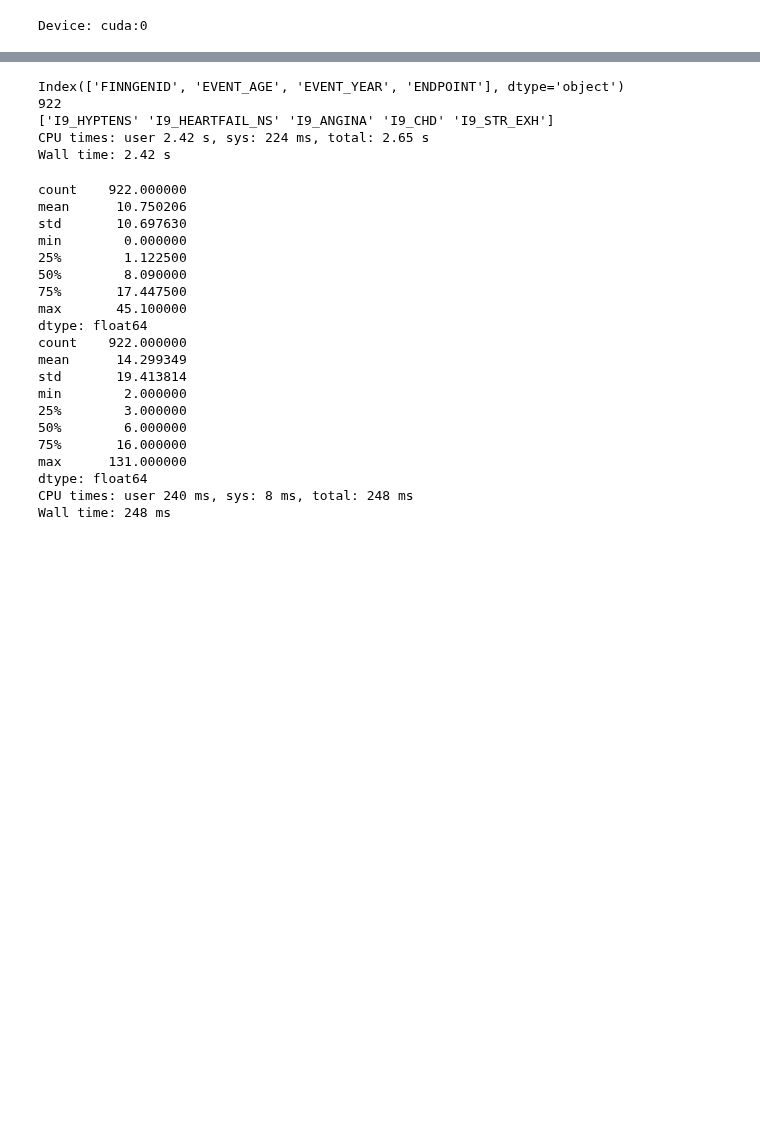
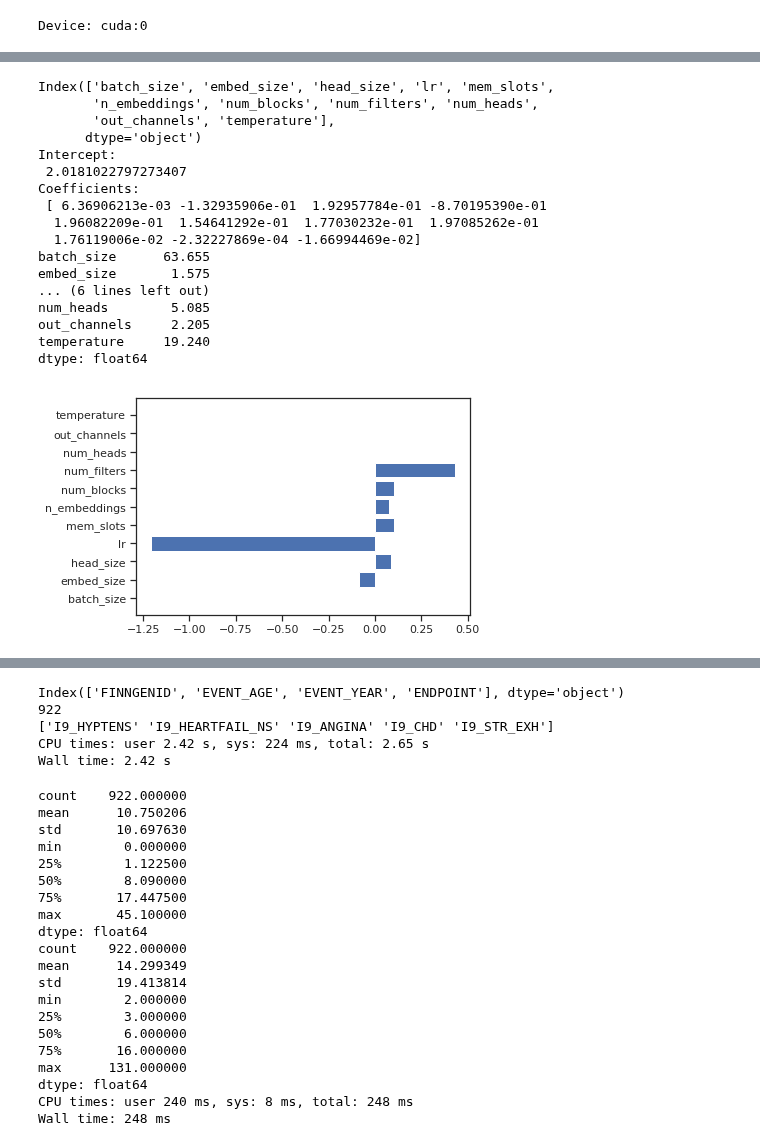
Before and after one commit to dsgelab/FinnGAN, a Jupyter notebook: main.ipynb, the cells around one changed output, grey strips where cells are left out. Drawn from its saved outputs; the diff is of its cells as text; code cells hidden in the pictures; blank space fills up the shorter version.

```diff
--- a/main.ipynb
+++ b/main.ipynb
@@ -66,3 +80,41 @@ Name: 47, dtype: float64
+# %%
+X = search_results.loc[:, ~search_results.columns.isin(['transition_score', 'chi-squared_score'])]
+print(X.columns)
+Y = search_results['transition_score']
+
+# with sklearn
+regr = linear_model.LinearRegression()
+regr.fit(X, Y)
+
+print('Intercept: \n', regr.intercept_)
+print('Coefficients: \n', regr.coef_)
+print(X.mad())
+
+plt.barh(
+    np.arange(len(regr.coef_)),
+    regr.coef_ / X.mad(),
+    tick_label=X.columns
+)
+plt.show()
+# %% [output]
+Index(['batch_size', 'embed_size', 'head_size', 'lr', 'mem_slots',
+       'n_embeddings', 'num_blocks', 'num_filters', 'num_heads',
+       'out_channels', 'temperature'],
+      dtype='object')
+Intercept:
+ 2.0181022797273407
+Coefficients:
+ [ 6.36906213e-03 -1.32935906e-01  1.92957784e-01 -8.70195390e-01
+  1.96082209e-01  1.54641292e-01  1.77030232e-01  1.97085262e-01
+  1.76119006e-02 -2.32227869e-04 -1.66994469e-02]
+batch_size      63.655
+embed_size       1.575
+... (6 lines left out)
+num_heads        5.085
+out_channels     2.205
+temperature     19.240
+dtype: float64
+[figure, added]
 # %%
 plt.hist(search_results['transition_score'])
 plt.show()
```
Also changed, not shown: parts of 7 cells of this notebook, 3 other files.
